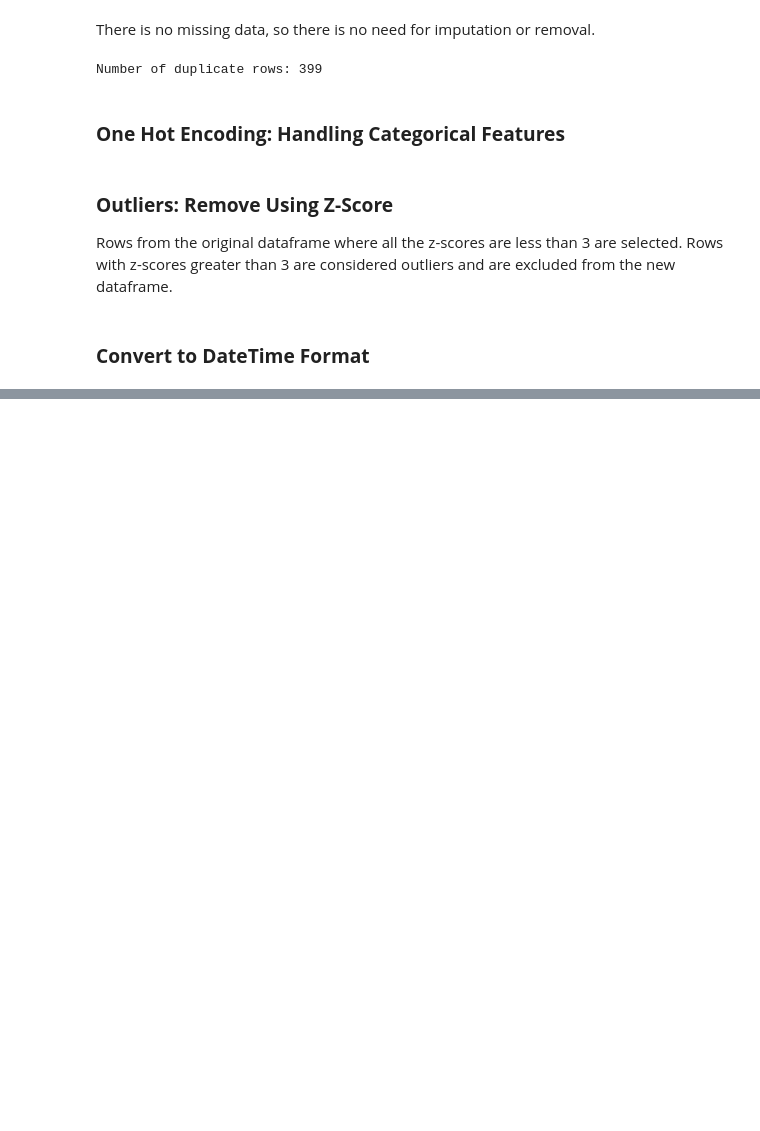
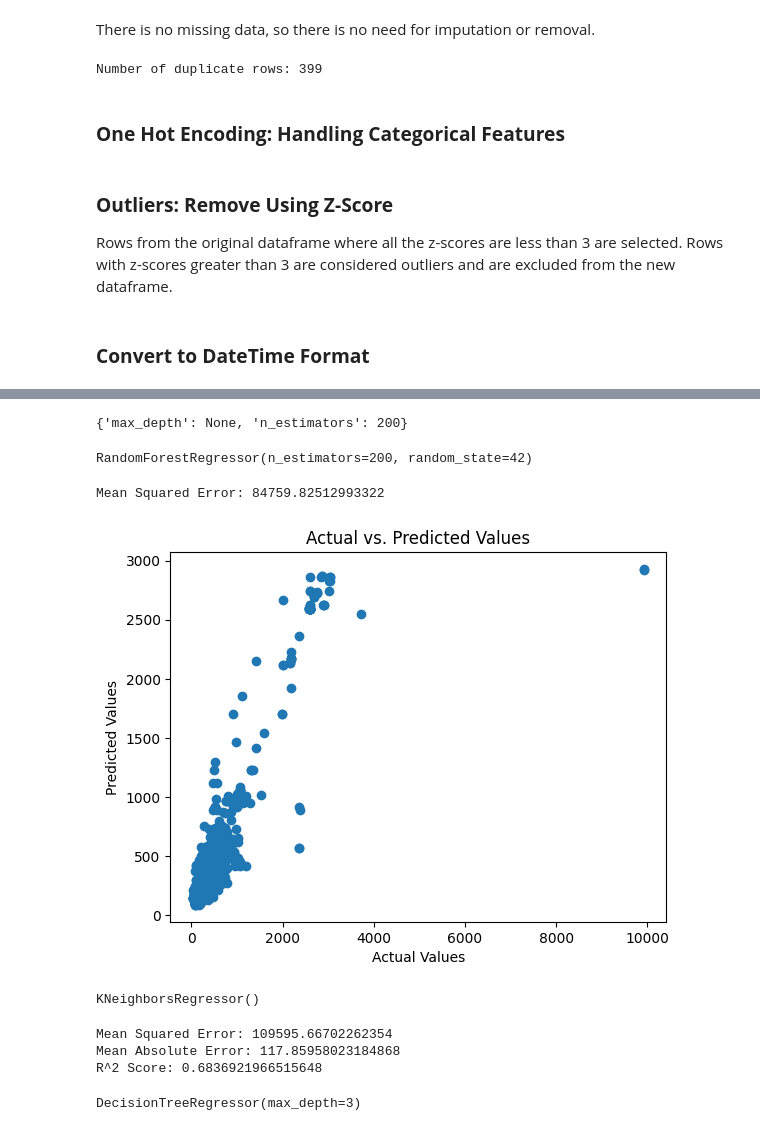
Before and after one commit to VSbr22/Capstone, a Jupyter notebook: Notebook.ipynb, the cells around one changed output, grey strips where cells are left out. Drawn from its saved outputs; the diff is of its cells as text; code cells hidden in the pictures; blank space fills up the shorter version.

```diff
--- a/Notebook.ipynb
+++ b/Notebook.ipynb
@@ -456,0 +563,57 @@ Length: 230, dtype: object
+# %%
+
+# Define the hyperparameter grid (adjust as needed-TBD)
+param_grid = {
+    'n_estimators': [50, 100, 200],
+    'max_depth': [None, 10, 20],
+}
+
+
+# Perform Grid Search
+grid_search = GridSearchCV(rf_model, param_grid, cv=5)
+grid_search.fit(X_train, y_train)
+
+# Get the best hyperparameters
+best_params = grid_search.best_params_
+# %%
+best_params
+# %% [output]
+{'max_depth': None, 'n_estimators': 200}
+# %%
+best_rf_model = RandomForestRegressor(
+    n_estimators=best_params['n_estimators'],
+    max_depth=best_params['max_depth'],
+    random_state=42
+)
+# %%
+X_train_top_ten = X_train[['Fare Class_L', 'Departure City_ZRH', 'Fare Class_M',
+                       'Operating Carrier_OS', 'Cabin Class_Y', 'Cabin Class_C',
+                       'Operating Carrier_BA', 'Fare Class_Y', 'Fare Class_B',
+                       'Flight Duration']]
+
+
+
+
+best_rf_model.fit(X_train_top_ten, y_train)
+# %% [output]
+RandomForestRegressor(n_estimators=200, random_state=42)
+# %%
+X_test_top_ten = X_test[['Fare Class_L', 'Departure City_ZRH', 'Fare Class_M',
+                       'Operating Carrier_OS', 'Cabin Class_Y', 'Cabin Class_C',
+                       'Operating Carrier_BA', 'Fare Class_Y', 'Fare Class_B',
+                       'Flight Duration']]
+
+y_pred = best_rf_model.predict(X_test_top_ten)
+# %%
+mse = mean_squared_error(y_test, y_pred)
+print(f'Mean Squared Error: {mse}')
+# %% [output]
+Mean Squared Error: 84759.82512993322
+# %%
+plt.scatter(y_test, y_pred)
+plt.xlabel('Actual Values')
+plt.ylabel('Predicted Values')
+plt.title('Actual vs. Predicted Values')
+plt.show()
+# %% [output]
+[figure, added]
@@ -456,0 +630,5 @@ Length: 230, dtype: object
+# %%
+knn_model = KNeighborsRegressor(n_neighbors=5)
+knn_model.fit(X_train_top_ten, y_train)
+# %% [output]
+KNeighborsRegressor()
@@ -456,0 +637,18 @@ Length: 230, dtype: object
+# %%
+mse = mean_squared_error(y_test, y_pred_knn)
+print(f"Mean Squared Error: {mse}")
+
+mae = mean_absolute_error(y_test, y_pred_knn)
+print(f"Mean Absolute Error: {mae}")
+
+r2 = r2_score(y_test, y_pred_knn)
+print(f"R^2 Score: {r2}")
+# %% [output]
+Mean Squared Error: 109595.66702262354
+Mean Absolute Error: 117.85958023184868
+R^2 Score: 0.6836921966515648
+# %%
+dt_model = DecisionTreeRegressor(max_depth=3)
+dt_model.fit(X_train_top_ten, y_train)
+# %% [output]
+DecisionTreeRegressor(max_depth=3)
```
Also changed, not shown: parts of 24 cells of this notebook.
